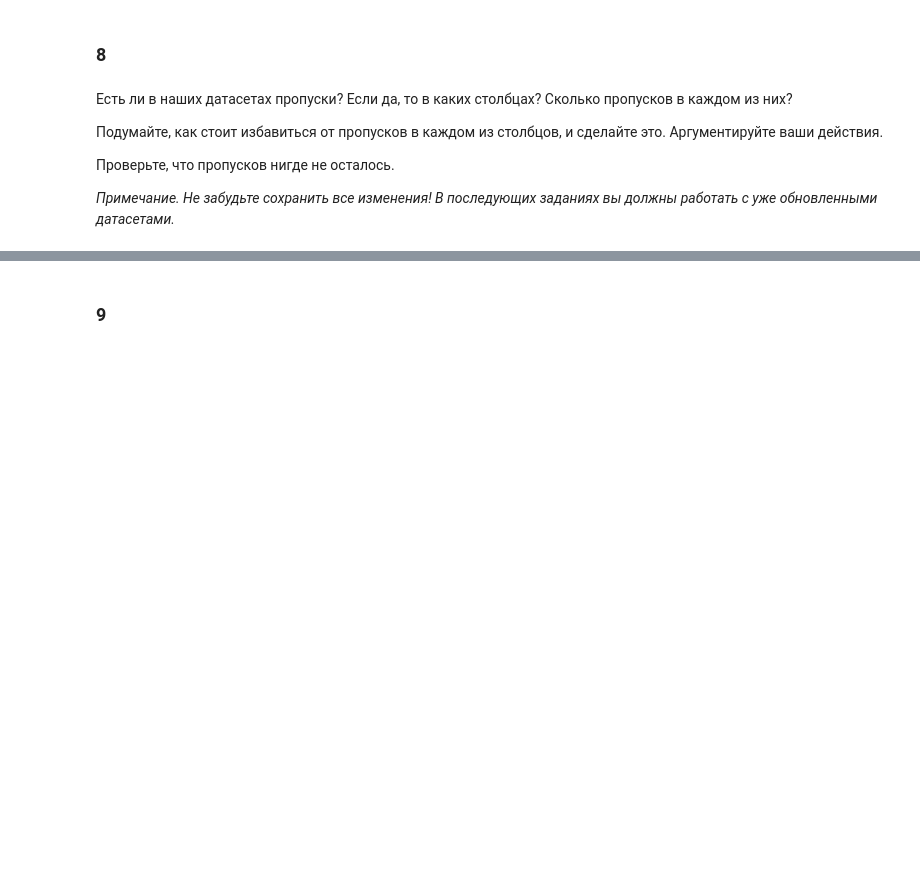
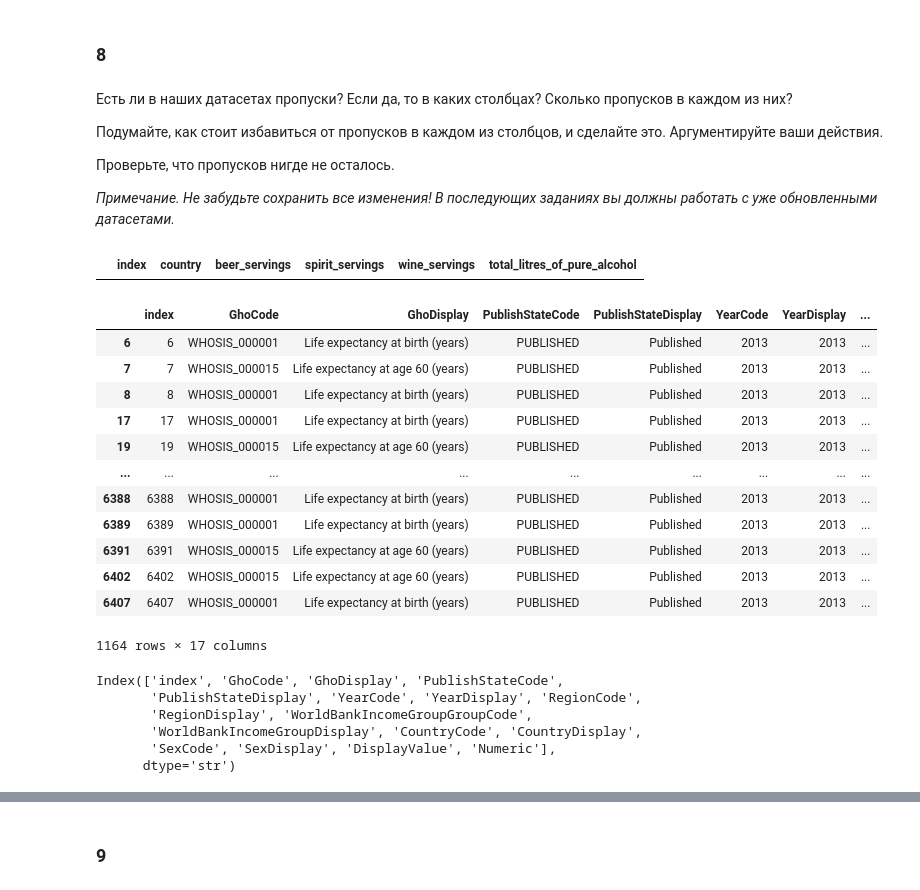
Before and after one commit to wrapper228/ml_hse, a Jupyter notebook: hw1/HW 1 - Numpy. Pandas.ipynb, the cells around one changed output, grey strips where cells are left out. Cells and saved outputs as stored; diff of their text form; code cells hidden in the pictures; blank space fills up the shorter version.

```diff
--- a/hw1/HW 1 - Numpy. Pandas.ipynb
+++ b/hw1/HW 1 - Numpy. Pandas.ipynb
@@ -683,0 +680,29 @@ result
+# %%
+df1.loc[df1.isna().sum(axis=1) > 0]
+# %% [output]
+|  | index | country | beer_servings | spirit_servings | wine_servings | total_litres_of_pure_alcohol |
+# %%
+df2.loc[df2.isna().sum(axis=1) > 0]
+# %% [output]
+|  | index | GhoCode | GhoDisplay | PublishStateCode | PublishStateDisplay | YearCode | YearDisplay | ... |
+| 6 | 6 | WHOSIS_000001 | Life expectancy at birth (years) | PUBLISHED | Published | 2013 | 2013 | ... |
+| 7 | 7 | WHOSIS_000015 | Life expectancy at age 60 (years) | PUBLISHED | Published | 2013 | 2013 | ... |
+| 8 | 8 | WHOSIS_000001 | Life expectancy at birth (years) | PUBLISHED | Published | 2013 | 2013 | ... |
+| 17 | 17 | WHOSIS_000001 | Life expectancy at birth (years) | PUBLISHED | Published | 2013 | 2013 | ... |
+| 19 | 19 | WHOSIS_000015 | Life expectancy at age 60 (years) | PUBLISHED | Published | 2013 | 2013 | ... |
+| ... | ... | ... | ... | ... | ... | ... | ... | ... |
+| 6388 | 6388 | WHOSIS_000001 | Life expectancy at birth (years) | PUBLISHED | Published | 2013 | 2013 | ... |
+| 6389 | 6389 | WHOSIS_000001 | Life expectancy at birth (years) | PUBLISHED | Published | 2013 | 2013 | ... |
+| 6391 | 6391 | WHOSIS_000015 | Life expectancy at age 60 (years) | PUBLISHED | Published | 2013 | 2013 | ... |
+| 6402 | 6402 | WHOSIS_000015 | Life expectancy at age 60 (years) | PUBLISHED | Published | 2013 | 2013 | ... |
+| 6407 | 6407 | WHOSIS_000001 | Life expectancy at birth (years) | PUBLISHED | Published | 2013 | 2013 | ... |
+1164 rows × 17 columns
+# %%
+df2.columns
+# %% [output]
+Index(['index', 'GhoCode', 'GhoDisplay', 'PublishStateCode',
+       'PublishStateDisplay', 'YearCode', 'YearDisplay', 'RegionCode',
+       'RegionDisplay', 'WorldBankIncomeGroupGroupCode',
+       'WorldBankIncomeGroupDisplay', 'CountryCode', 'CountryDisplay',
+       'SexCode', 'SexDisplay', 'DisplayValue', 'Numeric'],
+      dtype='str')
```
Also changed, not shown: parts of 27 cells of this notebook.
